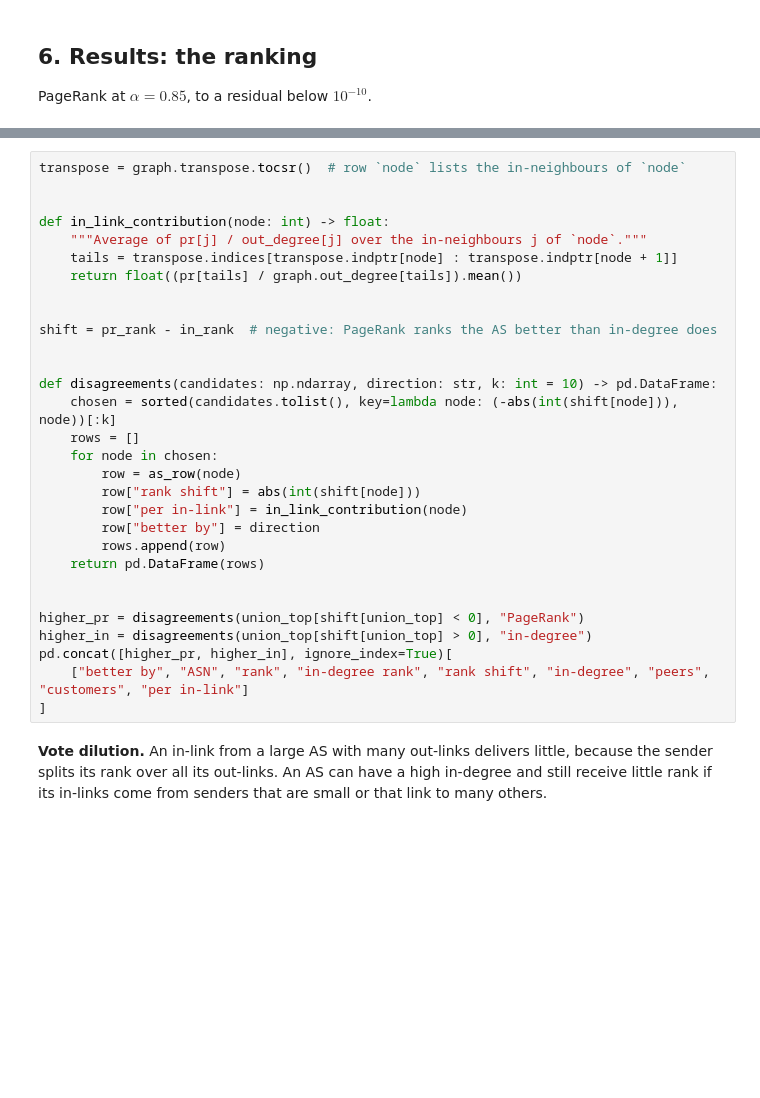
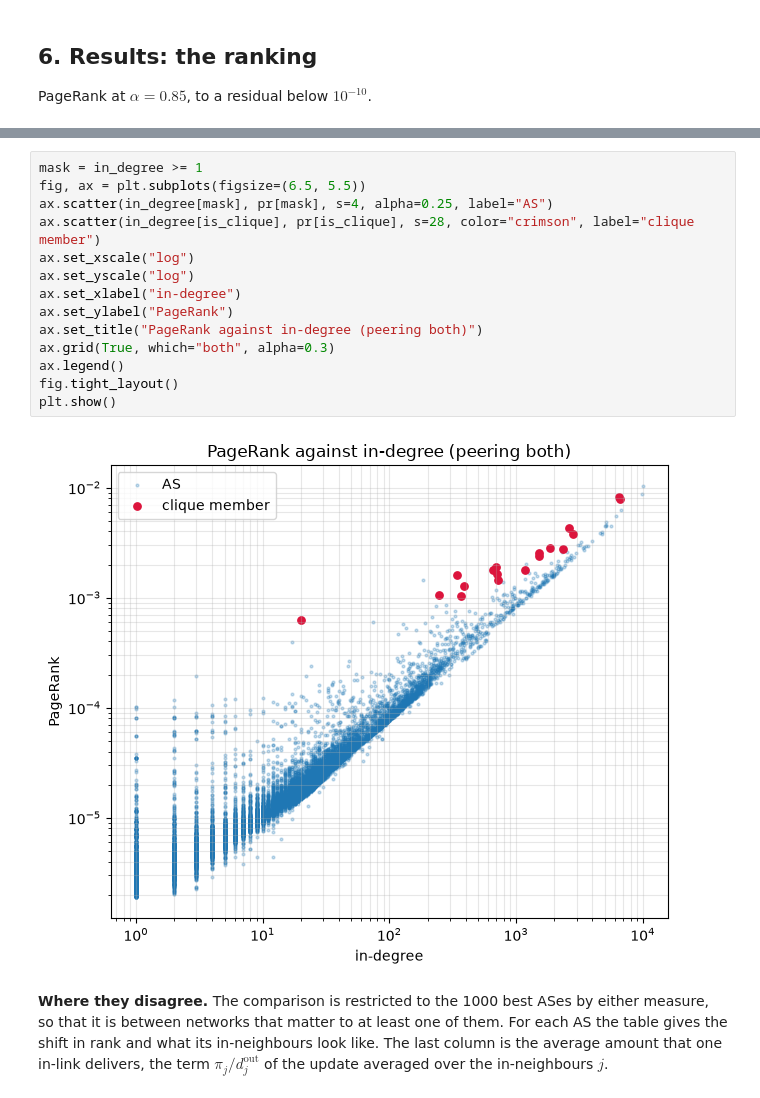
Before and after one commit to irenesape/pagerank-internet-as, a Jupyter notebook: submission/pagerank_internet_as.ipynb, the cells around one changed output, grey strips where cells are left out. Drawn from its saved outputs; the diff is of its cells as text; blank space fills up the shorter version.

```diff
--- a/submission/pagerank_internet_as.ipynb
+++ b/submission/pagerank_internet_as.ipynb
@@ -1450,33 +1596,19 @@ plt.show()
 # %%
-transpose = graph.transpose.tocsr()  # row `node` lists the in-neighbours of `node`
-
-
-def in_link_contribution(node: int) -> float:
-    """Average of pr[j] / out_degree[j] over the in-neighbours j of `node`."""
-    tails = transpose.indices[transpose.indptr[node] : transpose.indptr[node + 1]]
-    return float((pr[tails] / graph.out_degree[tails]).mean())
-
-
-shift = pr_rank - in_rank  # negative: PageRank ranks the AS better than in-degree does
-
-
-def disagreements(candidates: np.ndarray, direction: str, k: int = 10) -> pd.DataFrame:
-    chosen = sorted(candidates.tolist(), key=lambda node: (-abs(int(shift[node])), node))[:k]
-    rows = []
-    for node in chosen:
-        row = as_row(node)
-        row["rank shift"] = abs(int(shift[node]))
-        row["per in-link"] = in_link_contribution(node)
-        row["better by"] = direction
-        rows.append(row)
-    return pd.DataFrame(rows)
-
-
-higher_pr = disagreements(union_top[shift[union_top] < 0], "PageRank")
-higher_in = disagreements(union_top[shift[union_top] > 0], "in-degree")
-pd.concat([higher_pr, higher_in], ignore_index=True)[
-    ["better by", "ASN", "rank", "in-degree rank", "rank shift", "in-degree", "peers", "customers", "per in-link"]
-]
+mask = in_degree >= 1
+fig, ax = plt.subplots(figsize=(6.5, 5.5))
+ax.scatter(in_degree[mask], pr[mask], s=4, alpha=0.25, label="AS")
+ax.scatter(in_degree[is_clique], pr[is_clique], s=28, color="crimson", label="clique member")
+ax.set_xscale("log")
+ax.set_yscale("log")
+ax.set_xlabel("in-degree")
+ax.set_ylabel("PageRank")
+ax.set_title("PageRank against in-degree (peering both)")
+ax.grid(True, which="both", alpha=0.3)
+ax.legend()
+fig.tight_layout()
+plt.show()
+# %% [output]
+[figure, added]
 # %% [markdown]
-**Vote dilution.** An in-link from a large AS with many out-links delivers little, because the sender splits its rank over all its out-links. An AS can have a high in-degree and still receive little rank if its in-links come from senders that are small or that link to many others.
+**Where they disagree.** The comparison is restricted to the 1000 best ASes by either measure, so that it is between networks that matter to at least one of them. For each AS the table gives the shift in rank and what its in-neighbours look like. The last column is the average amount that one in-link delivers, the term $\pi_j / d_j^{\text{out}}$ of the update averaged over the in-neighbours $j$.
 # %%
```
Also changed, not shown: parts of 58 cells of this notebook, 4 other files.
